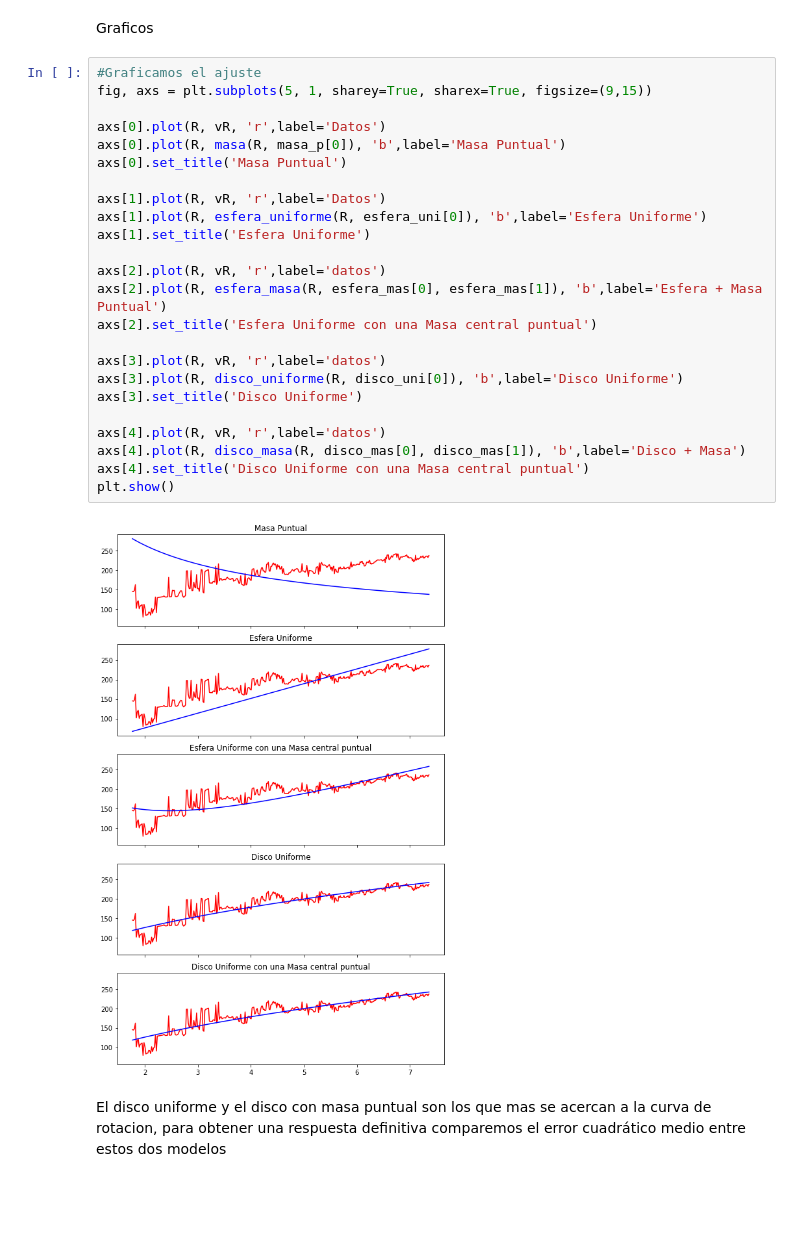
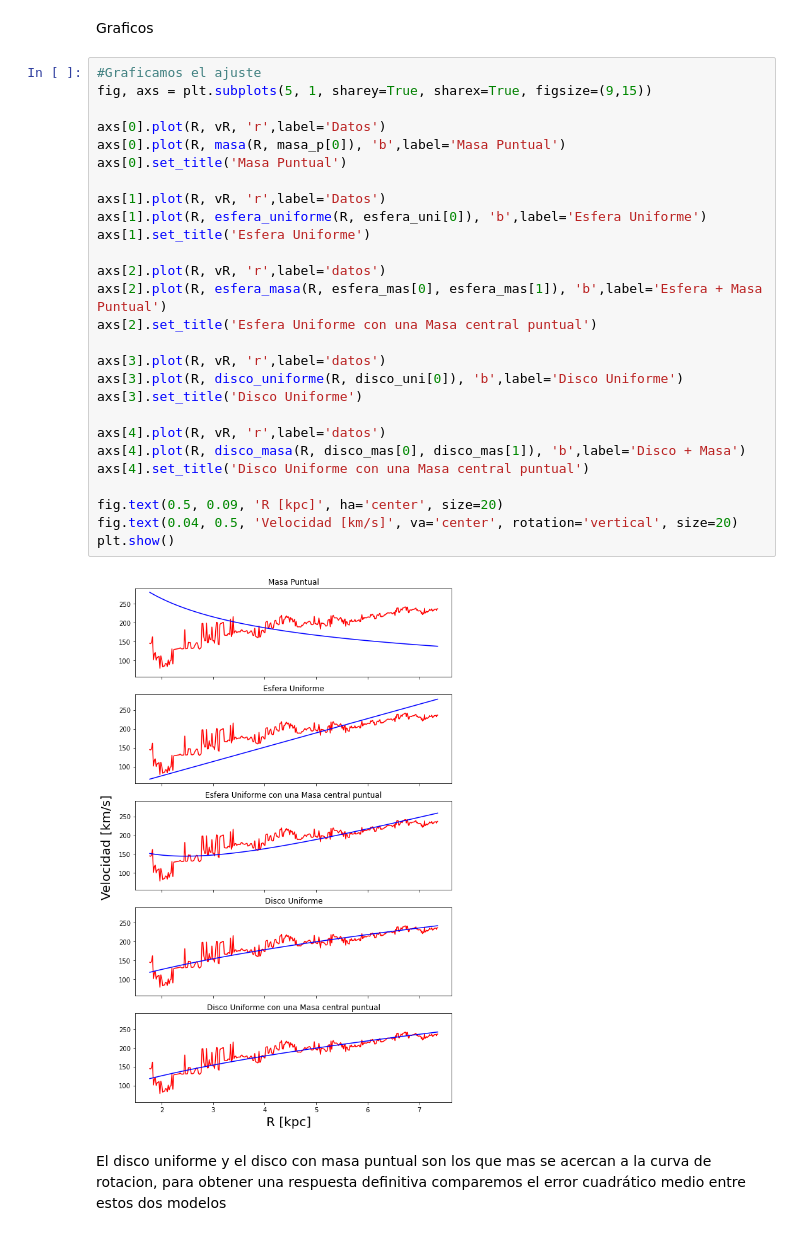
Before and after one commit to vecheto/astro_experimental, a Jupyter notebook: Tarea 2/codigo.ipynb, the cells around one changed output. Saved outputs shown, nothing was run; the diff lists cells and outputs as text; blank space fills up the shorter version.

```diff
--- a/Tarea 2/codigo.ipynb
+++ b/Tarea 2/codigo.ipynb
@@ -181,29 +194,32 @@ Graficos
 # %%
 #Graficamos el ajuste
 fig, axs = plt.subplots(5, 1, sharey=True, sharex=True, figsize=(9,15))
 
 axs[0].plot(R, vR, 'r',label='Datos')
 axs[0].plot(R, masa(R, masa_p[0]), 'b',label='Masa Puntual')
 axs[0].set_title('Masa Puntual')
 
 axs[1].plot(R, vR, 'r',label='Datos')
 axs[1].plot(R, esfera_uniforme(R, esfera_uni[0]), 'b',label='Esfera Uniforme')
 axs[1].set_title('Esfera Uniforme')
 
 axs[2].plot(R, vR, 'r',label='datos')
 axs[2].plot(R, esfera_masa(R, esfera_mas[0], esfera_mas[1]), 'b',label='Esfera + Masa Puntual')
 axs[2].set_title('Esfera Uniforme con una Masa central puntual')
 
 axs[3].plot(R, vR, 'r',label='datos')
 axs[3].plot(R, disco_uniforme(R, disco_uni[0]), 'b',label='Disco Uniforme')
 axs[3].set_title('Disco Uniforme')
 
 axs[4].plot(R, vR, 'r',label='datos')
 axs[4].plot(R, disco_masa(R, disco_mas[0], disco_mas[1]), 'b',label='Disco + Masa')
 axs[4].set_title('Disco Uniforme con una Masa central puntual')
+
+fig.text(0.5, 0.09, 'R [kpc]', ha='center', size=20)
+fig.text(0.04, 0.5, 'Velocidad [km/s]', va='center', rotation='vertical', size=20)
 plt.show()
 # %% [output]
-[figure, old version]
+[figure, new version]
 # %% [markdown]
 El disco uniforme y el disco con masa puntual son los que mas se acercan a la curva de rotacion, para obtener una respuesta definitiva comparemos el error cuadrático medio entre estos dos modelos
 # %%
```
Also changed, not shown: parts of 11 cells of this notebook, 4 other files.
